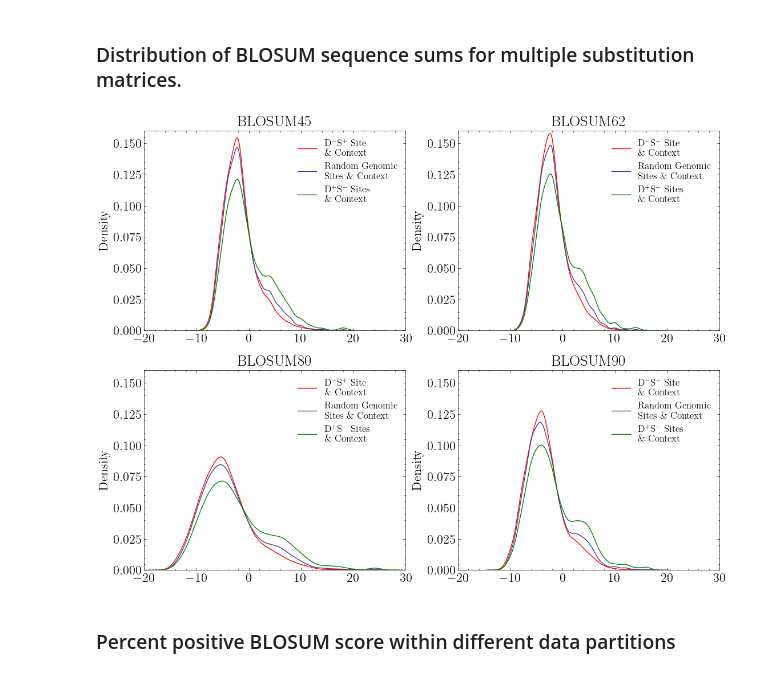
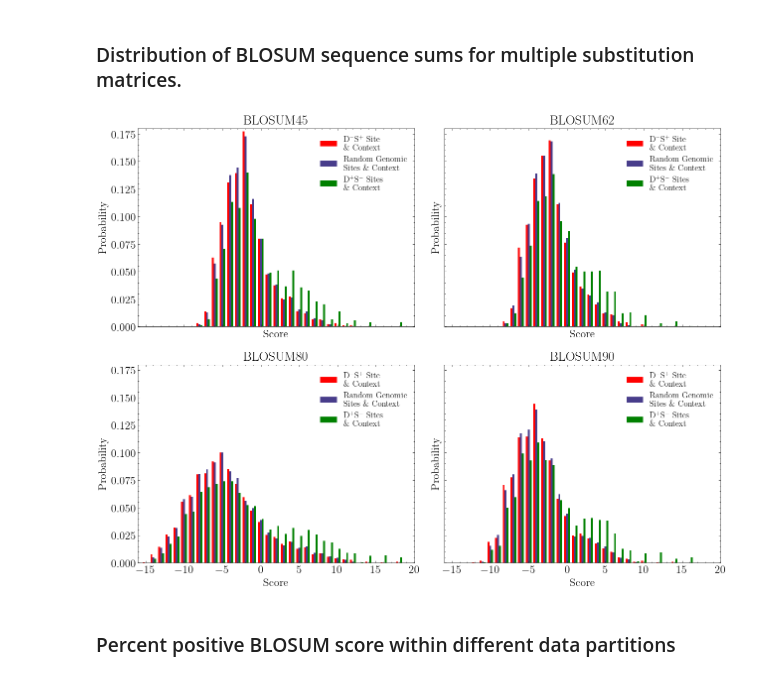
Before and after one commit to ntranoslab/diff-tol, a Jupyter notebook: code/fig4.ipynb, the cells around one changed output. Drawn from its saved outputs; the diff is of its cells as text; code cells hidden in the pictures.

```diff
--- a/code/fig4.ipynb
+++ b/code/fig4.ipynb
@@ -271,7 +547,7 @@ for i, dataset, dataset_desc in zip([0, 1, 2], [ins_sub_scan, del_intol_sub_tol_
     axs[i].tick_params(top=False, right=False, which="both")
 
     if i == 0:
-        axs[i].arrow(-20, 0.05, -10, 0, head_length=1, head_width=0.01)
+        axs[i].arrow(-20, 0.05, -10, 0, head_length=1, head_width=0.01, fc="black", ec="black")
         axs[i].text(-30, 0.058, "More Damaging\nInsertions", size=20)
 
 plt.tight_layout()
@@ -326,40 +602,71 @@ plt.axvline(25, color="grey", ls="--")
 [figure]
 # %% [markdown]
 ### Distribution of BLOSUM sequence sums for multiple substitution matrices.
+# %%
+def get_data_full(score):
+    data = pd.Series(score).value_counts(normalize=True)
+    # Convert index to integer
+    data.index = data.index.astype(int)
+
+    # Define the full range of possible values
+    x_range = range(data.index.min(), data.index.max() + 1)
+
+    # Reindex to fill in missing values with 0
+    data_full = data.reindex(x_range, fill_value=0)
+
+    return data_full
 # %%
-fig, axs = plt.subplots(2, 2, figsize=(13, 10))
+fig, axs = plt.subplots(2, 2, figsize=(13, 10), sharex=True, sharey=True)
 axs = axs.flatten()
 
 for i, blosum in enumerate(["BLOSUM45", "BLOSUM62", "BLOSUM80", "BLOSUM90"]):
     bmat = substitution_matrices.load(blosum)
 
     cutoff=25
     del_tol, del_intol = np.percentile(del_sub.aPLLR, cutoff), np.percentile(del_sub.aPLLR, 100-cutoff)
     sub_intol, sub_tol = np.percentile(del_sub.avg_LLR, cutoff), np.percentile(del_sub.avg_LLR, 100-cutoff)
 
     del_intol_sub_tol = del_sub[(del_sub.aPLLR > del_intol) & (del_sub.avg_LLR > sub_tol)]
     del_tol_sub_intol = del_sub[(del_sub.aPLLR < del_tol) & (del_sub.avg_LLR < sub_intol)]
 
     del_intol_sub_tol["Sequence"] = del_intol_sub_tol.prot.map(uniprot_sequences)
     del_tol_sub_intol["Sequence"] = del_tol_sub_intol.prot.map(uniprot_sequences)
 
     del_intol_sub_tol_window = del_intol_sub_tol.apply(lambda x: aa_window(x.Sequence, x.pos-1), axis=1)[lambda x: x.apply(len) == 3]
     del_intol_sub_tol_scores = [sequence_homogeneity_blosum(bmat, x) for x in del_intol_sub_tol_window]
 
     del_tol_sub_intol_window = del_tol_sub_intol.apply(lambda x: aa_window(x.Sequence, x.pos-1), axis=1)[lambda x: x.apply(len) == 3]
     del_tol_sub_intol_scores = [sequence_homogeneity_blosum(bmat, x) for x in del_tol_sub_intol_window]
 
-    sns.kdeplot(del_intol_sub_tol_scores, color="red", ax=axs[i], bw_adjust=2, label="D$^-$S$^+$ Site\n \\& Context")
-    sns.kdeplot([sequence_homogeneity_blosum(bmat, x) for x in random_seqs], color="darkslateblue",
-                ax=axs[i], bw_adjust=2, label="Random Genomic\nSites \\& Context")
-    sns.kdeplot(del_tol_sub_intol_scores, color="green", ax=axs[i], bw_adjust=2, label="D$^+$S$^-$ Sites\n\\& Context")
+    # Get all datasets
+    data1 = get_data_full(del_intol_sub_tol_scores)
+    data2 = get_data_full([sequence_homogeneity_blosum(bmat, x) for x in random_seqs])
+    data3 = get_data_full(del_tol_sub_intol_scores)
 
-    axs[i].set_xlim(-20, 30)
-    axs[i].set_ylim(0, 0.16)
+    # Align all to the same index (union of all x values)
+    all_indices = sorted(set(data1.index).union(data2.index).union(data3.index))
+    data1 = data1.reindex(all_indices, fill_value=0)
+    data2 = data2.reindex(all_indices, fill_value=0)
+    data3 = data3.reindex(all_indices, fill_value=0)
+
+    x = np.array(all_indices)
+    bar_width = 0.25
+
+    axs[i].bar(x - bar_width, data1.values, width=bar_width, color="red", label="D$^-$S$^+$ Site\n \\& Context")
+    axs[i].bar(x, data2.values, width=bar_width, color="darkslateblue",
+             label="Random Genomic\nSites \\& Context")
+    axs[i].bar(x + bar_width, data3.values, width=bar_width, color="green", label="D$^+$S$^-$ Sites\n\\& Context")
+
+    axs[i].set_xlim(-16, 20)
+    axs[i].set_ylim(0, 0.18)
+    axs[i].set_xlabel("Score")
     axs[i].legend(fontsize=12)
     axs[i].set_title(blosum)
+    axs[i].set_ylabel("Probability")
+
+plt.tight_layout()
 # %% [output]
-[figure, old version]
+[figure, new version]
 # %% [markdown]
 ###  Percent positive BLOSUM score within different data partitions
 # %%
```
Also changed, not shown: parts of 42 cells of this notebook, 8 other files.
